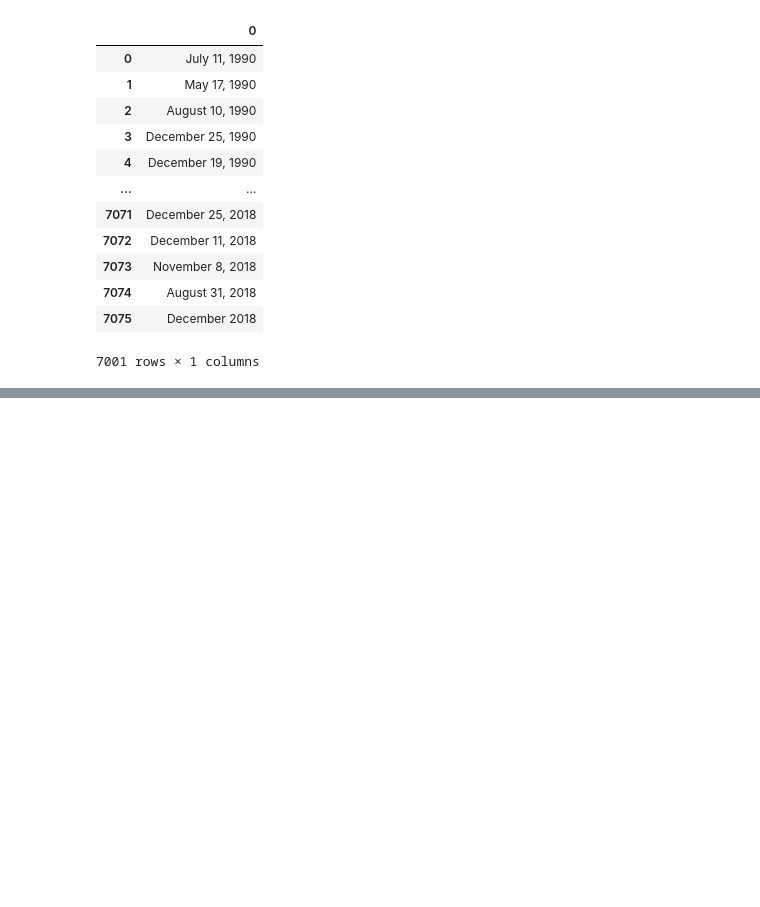
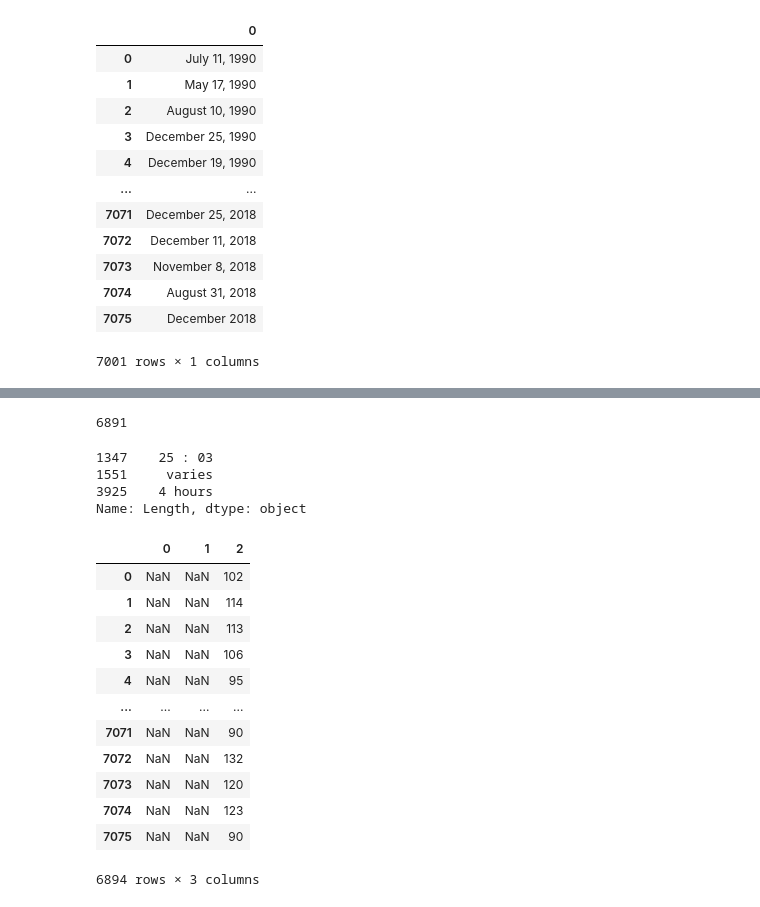
Before and after one commit to mhertel278/Movies_ETL, a Jupyter notebook: Wiki_Movies_etl.ipynb, the cells around one changed output, grey strips where cells are left out. Drawn from its saved outputs; the diff is of its cells as text; code cells hidden in the pictures; blank space fills up the shorter version.

Commit message:
finished cleaning wiki movies

```diff
--- a/Wiki_Movies_etl.ipynb
+++ b/Wiki_Movies_etl.ipynb
@@ -779,3 +788,5 @@ release_date.str.extract(f'({date_form_one}|{date_form_two}|{date_form_three}|{d
 | 7074 | August 31, 2018 |
 | 7075 | December 2018 |
 7001 rows × 1 columns
+# %%
+wiki_movies_df['release date'] = pd.to_datetime(release_date.str.extract(f'({date_form_one}|{date_form_two}|{date_form_three}|{date_form_four})')[0], infer_datetime_format=True)
@@ -781,0 +795,7 @@ release_date.str.extract(f'({date_form_one}|{date_form_two}|{date_form_three}|{d
+# %%
+# drop old Release Date column
+wiki_movies_df.drop('Release date', axis=1, inplace=True)
+# %%
+# parse length
+# make variable for length
+length = wiki_movies_df['Length'].dropna().apply(lambda x: ' '.join(x) if type(x) == list else x)
@@ -781,0 +863,29 @@ release_date.str.extract(f'({date_form_one}|{date_form_two}|{date_form_three}|{d
+# %%
+# expand regex to only find beginning of string and include m abbr. for minutes
+length.str.contains(r'\d*\s*m', flags=re.IGNORECASE).sum()
+# %% [output]
+6891
+# %%
+length[length.str.contains(r'\d*\s*m', flags=re.IGNORECASE) != True]
+# %% [output]
+1347    25 : 03
+1551     varies
+3925    4 hours
+Name: Length, dtype: object
+# %%
+# make df by extracting length values
+length_extract = length.str.extract(r'(\d+)\s*ho?u?r?s?\s*(\d*)|(\d*)\s*m')
+# %% [output]
+|  | 0 | 1 | 2 |
+| 0 | NaN | NaN | 102 |
+| 1 | NaN | NaN | 114 |
+| 2 | NaN | NaN | 113 |
+| 3 | NaN | NaN | 106 |
+| 4 | NaN | NaN | 95 |
+| ... | ... | ... | ... |
+| 7071 | NaN | NaN | 90 |
+| 7072 | NaN | NaN | 132 |
+| 7073 | NaN | NaN | 120 |
+| 7074 | NaN | NaN | 123 |
+| 7075 | NaN | NaN | 90 |
+6894 rows × 3 columns
```
Also changed, not shown: parts of 14 cells of this notebook.
